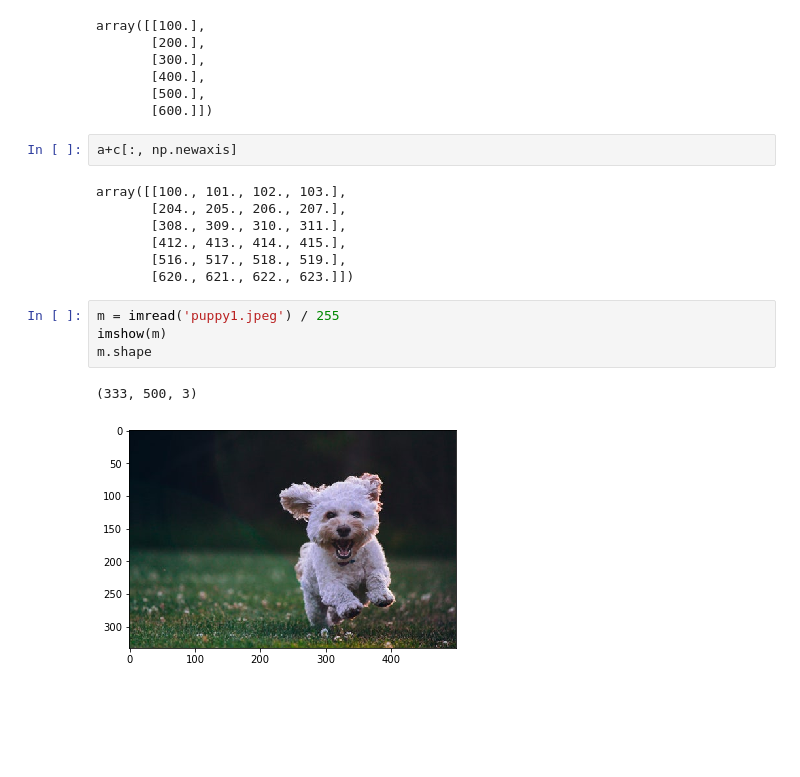
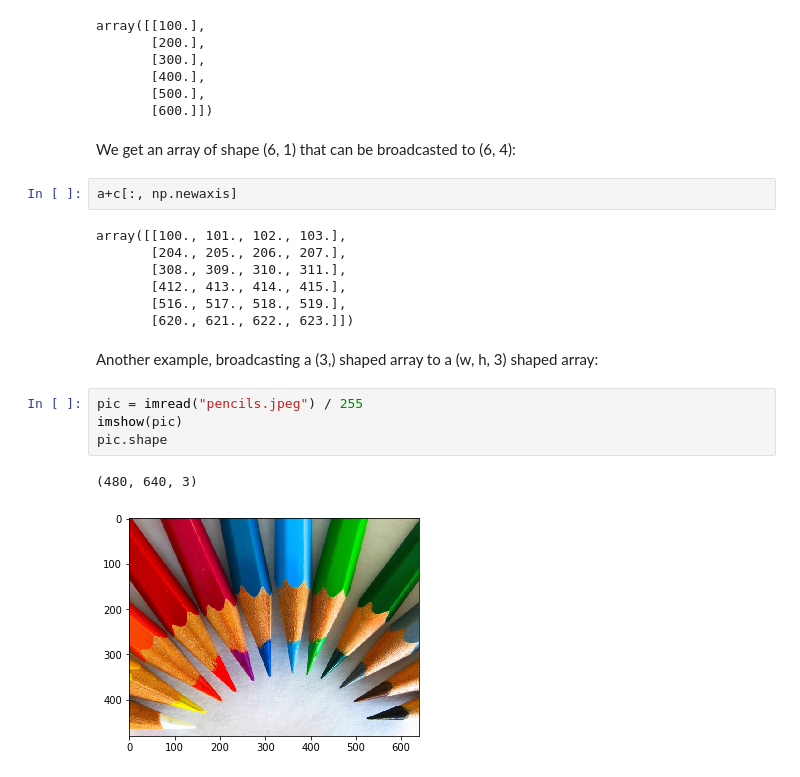
Before and after one commit to nonZero/learn-numpy, a Jupyter notebook: 031-broadcasting.ipynb, the cells around one changed output. Drawn from its saved outputs; the diff is of its cells as text; blank space fills up the shorter version.

Commit message:
more broadcasting

```diff
--- a/031-broadcasting.ipynb
+++ b/031-broadcasting.ipynb
@@ -57,6 +95,8 @@ array([[100.],
        [400.],
        [500.],
        [600.]])
+# %% [markdown]
+We get an array of shape (6, 1) that can be broadcasted to (6, 4):
 # %%
 a+c[:, np.newaxis]
 # %% [output]
@@ -66,10 +106,12 @@ array([[100., 101., 102., 103.],
        [412., 413., 414., 415.],
        [516., 517., 518., 519.],
        [620., 621., 622., 623.]])
+# %% [markdown]
+Another example, broadcasting a (3,) shaped array to a (w, h, 3) shaped array:
 # %%
-m = imread('puppy1.jpeg') / 255
-imshow(m)
-m.shape
+pic = imread("pencils.jpeg") / 255
+imshow(pic)
+pic.shape
 # %% [output]
-(333, 500, 3)
+(480, 640, 3)
-[figure, old version]
+[figure, new version]
```
Also changed, not shown: parts of 22 cells of this notebook.
